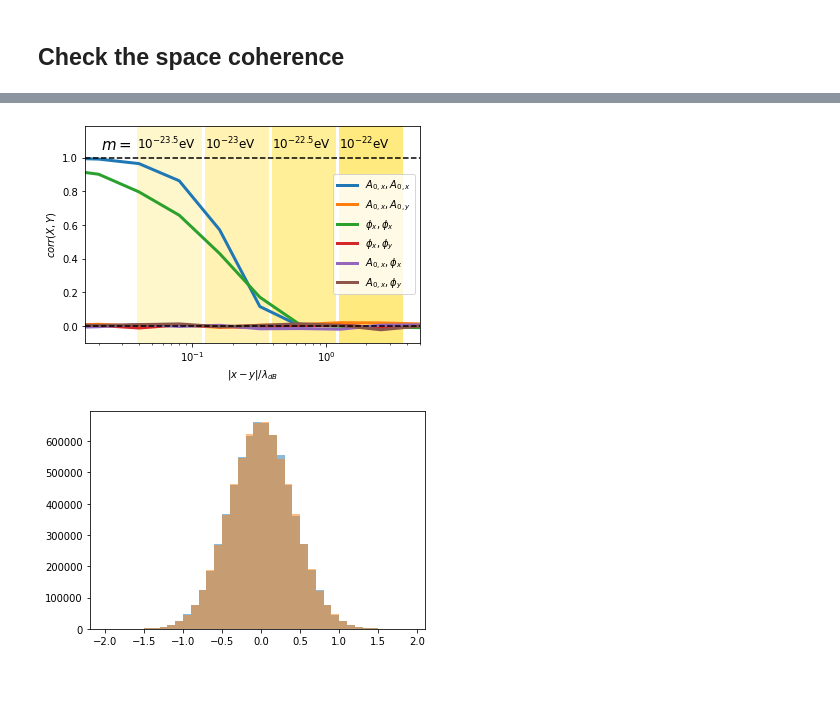
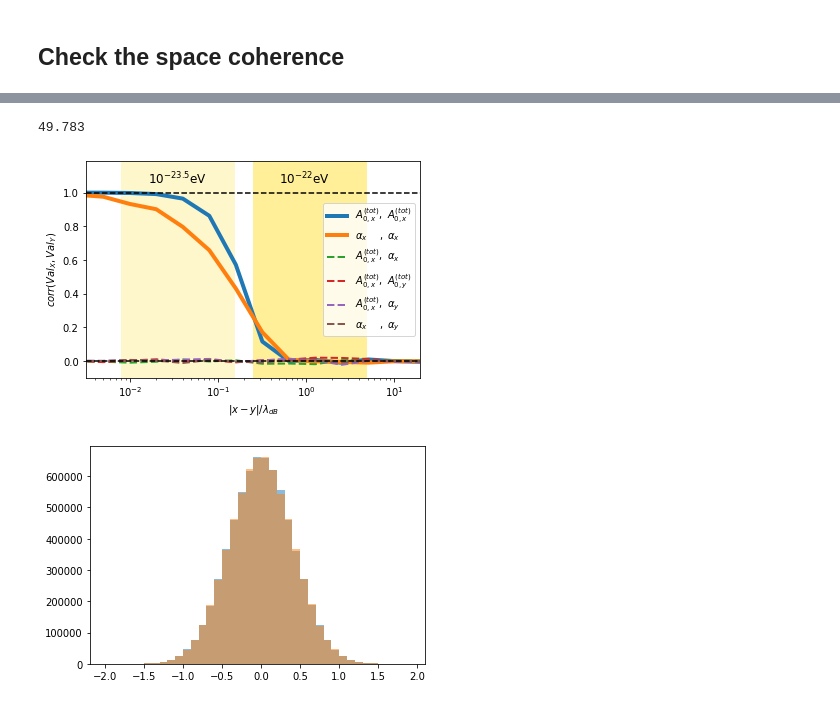
Before and after one commit to XueXiao-Physics/DPDM-PPTA, a Jupyter notebook: interference/Interference_vector_gpu.ipynb, the cells around one changed output, grey strips where cells are left out. Cells and saved outputs as stored; diff of their text form; code cells hidden in the pictures.

```diff
--- a/interference/Interference_vector_gpu.ipynb
+++ b/interference/Interference_vector_gpu.ipynb
@@ -351,7 +353,8 @@ print(results)
 # %%
 kpc2nat = 3.0857e19 /1.973e-7
 
-
-l = 0.5*kpc2nat/(2*cp.pi/10**(-21.5)/vp)
+l = 2*kpc2nat/(2*cp.pi/10**(-21)/vp)
 print("%.3f"%(l))
+# %% [output]
+49.783
 # %%
@@ -379,47 +386,43 @@ perc22=cp.array([1.245,3.734])
 # %%
 corr = cp.asnumpy(corr)
 Dis = cp.asnumpy(Dis)
 perc235 = cp.asnumpy(perc235)
 perc23 = cp.asnumpy(perc23)
 perc225 = cp.asnumpy(perc225)
 perc22 = cp.asnumpy(perc22)
+perc215 = cp.asnumpy(perc215)
+perc21 = cp.asnumpy(perc21)
 
 plt.figure(figsize=(6,4))
 ll = -0.1
 hl = 1.19
-lel = 10**-1.8
-ril = 10**0.7
+lel = 10**-2.5
+ril = 10**1.3
 plt.ylim([ll,hl])
 plt.xlim([lel,ril])
 
-plt.semilogx(Dis,corr[:,0],label="$A_{0,x},A_{0,x}$",linewidth=3);
-plt.semilogx(Dis,corr[:,1],label="$A_{0,x},A_{0,y}$",linewidth=3);
-plt.semilogx(Dis,corr[:,2],label="$\phi_{x},\phi_{x}$",linewidth=3);
-plt.semilogx(Dis,corr[:,3],label="$\phi_{x},\phi_{y}$",linewidth=3);
-plt.semilogx(Dis,corr[:,4],label="$A_{0,x},\phi_{x}$",linewidth=3);
-plt.semilogx(Dis,corr[:,5],label="$A_{0,x},\phi_{y}$",linewidth=3);
+plt.semilogx(Dis,corr[:,0],label=r"$A_{0,x}^{(tot)},\ A_{0,x}^{(tot)}$",linewidth=4);
+plt.semilogx(Dis,corr[:,2],label=r"$\alpha_{x}\ \ \ \ ,\ \alpha_{x}$",linewidth=4);
+plt.semilogx(Dis,corr[:,4],'--',label=r"$A_{0,x}^{(tot)},\ \alpha_{x}$",linewidth=2);
+plt.semilogx(Dis,corr[:,1],'--',label=r"$A_{0,x}^{(tot)},\ A_{0,y}^{(tot)}$",linewidth=2);
+plt.semilogx(Dis,corr[:,5],'--',label=r"$A_{0,x}^{(tot)},\ \alpha_{y}$",linewidth=2);
+plt.semilogx(Dis,corr[:,3],'--',label=r"$\alpha_{x}\ \ \ \ ,\ \alpha_{y}$",linewidth=2);
 
 plt.plot([lel,ril],[0,0],'k--')
 plt.plot([lel,ril],[1,1],'k--')
 
 plt.fill_between(perc235,[hl,hl],[ll,ll],facecolor='gold',alpha=0.2)
-plt.fill_between(perc23,[hl,hl],[ll,ll],facecolor='gold',alpha=0.3)
-plt.fill_between(perc225,[hl,hl],[ll,ll],facecolor='gold',alpha=0.4)
-plt.fill_between(perc22,[hl,hl],[ll,ll],facecolor='gold',alpha=0.5)
+plt.fill_between(perc22,[hl,hl],[ll,ll],facecolor='gold',alpha=0.4)
 
-
-plt.annotate("$m =$",horizontalalignment="right",xy=[perc235[0]*0.9,1.05],xycoords='data',size=15)
-plt.annotate("$10^{-23.5}$eV",horizontalalignment="left",xy=[perc235[0],1.05],xycoords='data',size=12)
-plt.annotate("$10^{-23}$eV",horizontalalignment="left",xy=[perc23[0],1.05],xycoords='data',size=12)
-plt.annotate("$10^{-22.5}$eV",horizontalalignment="left",xy=[perc225[0],1.05],xycoords='data',size=12)
-plt.annotate("$10^{-22}$eV",horizontalalignment="left",xy=[perc22[0],1.05],xycoords='data',size=12)
+plt.annotate("$10^{-23.5}$eV",horizontalalignment="left",xy=[perc235[0]*2,1.05],xycoords='data',size=12)
+plt.annotate("$10^{-22}$eV",horizontalalignment="left",xy=[perc22[0]*2,1.05],xycoords='data',size=12)
 
 
 
 plt.xlabel("$|x-y|/\lambda_{dB}$")
-plt.ylabel("$corr(X,Y)$")
+plt.ylabel("$corr(Val_{X},Val_{Y})$")
 plt.legend()
 plt.savefig('SpatialCorr.pdf')
 # %% [output]
-[figure, old version]
+[figure, new version]
 # %%
```
Also changed, not shown: parts of 7 cells of this notebook, 21 other files.
